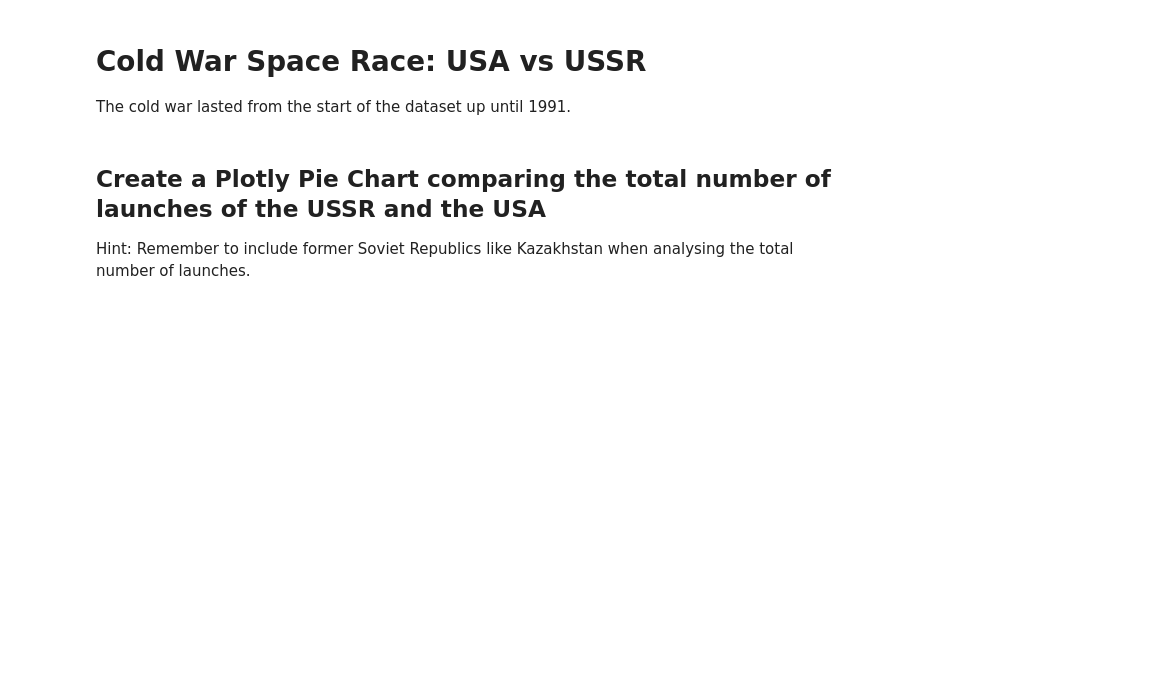
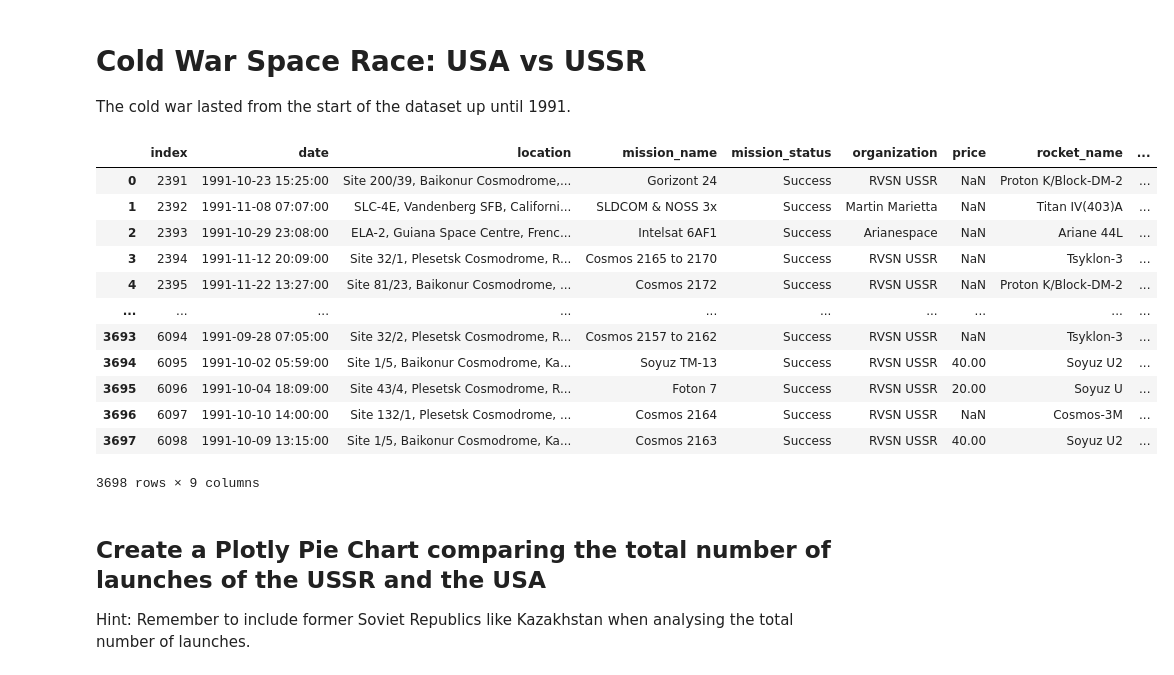
Before and after one commit to johnpapwinter/space-race-data-analysis, a Jupyter notebook: Space_Missions_Analysis.ipynb, the cells around one changed output. Cells and saved outputs as stored; diff of their text form; code cells hidden in the pictures; blank space fills up the shorter version.

```diff
--- a/Space_Missions_Analysis.ipynb
+++ b/Space_Missions_Analysis.ipynb
@@ -749,3 +751,19 @@ The cold war lasted from the start of the dataset up until 1991.
+# %%
+df_cold_war.reset_index()
+# %% [output]
+|  | index | date | location | mission_name | mission_status | organization | price | rocket_name | ... |
+| 0 | 2391 | 1991-10-23 15:25:00 | Site 200/39, Baikonur Cosmodrome,... | Gorizont 24 | Success | RVSN USSR | NaN | Proton K/Block-DM-2 | ... |
+| 1 | 2392 | 1991-11-08 07:07:00 | SLC-4E, Vandenberg SFB, Californi... | SLDCOM & NOSS 3x | Success | Martin Marietta | NaN | Titan IV(403)A | ... |
+| 2 | 2393 | 1991-10-29 23:08:00 | ELA-2, Guiana Space Centre, Frenc... | Intelsat 6AF1 | Success | Arianespace | NaN | Ariane 44L | ... |
+| 3 | 2394 | 1991-11-12 20:09:00 | Site 32/1, Plesetsk Cosmodrome, R... | Cosmos 2165 to 2170 | Success | RVSN USSR | NaN | Tsyklon-3 | ... |
+| 4 | 2395 | 1991-11-22 13:27:00 | Site 81/23, Baikonur Cosmodrome, ... | Cosmos 2172 | Success | RVSN USSR | NaN | Proton K/Block-DM-2 | ... |
+| ... | ... | ... | ... | ... | ... | ... | ... | ... | ... |
+| 3693 | 6094 | 1991-09-28 07:05:00 | Site 32/2, Plesetsk Cosmodrome, R... | Cosmos 2157 to 2162 | Success | RVSN USSR | NaN | Tsyklon-3 | ... |
+| 3694 | 6095 | 1991-10-02 05:59:00 | Site 1/5, Baikonur Cosmodrome, Ka... | Soyuz TM-13 | Success | RVSN USSR | 40.00 | Soyuz U2 | ... |
+| 3695 | 6096 | 1991-10-04 18:09:00 | Site 43/4, Plesetsk Cosmodrome, R... | Foton 7 | Success | RVSN USSR | 20.00 | Soyuz U | ... |
+| 3696 | 6097 | 1991-10-10 14:00:00 | Site 132/1, Plesetsk Cosmodrome, ... | Cosmos 2164 | Success | RVSN USSR | NaN | Cosmos-3M | ... |
+| 3697 | 6098 | 1991-10-09 13:15:00 | Site 1/5, Baikonur Cosmodrome, Ka... | Cosmos 2163 | Success | RVSN USSR | 40.00 | Soyuz U2 | ... |
+3698 rows × 9 columns
 # %% [markdown]
 ## Create a Plotly Pie Chart comparing the total number of launches of the USSR and the USA
 
```
Also changed, not shown: parts of 5 cells of this notebook.
